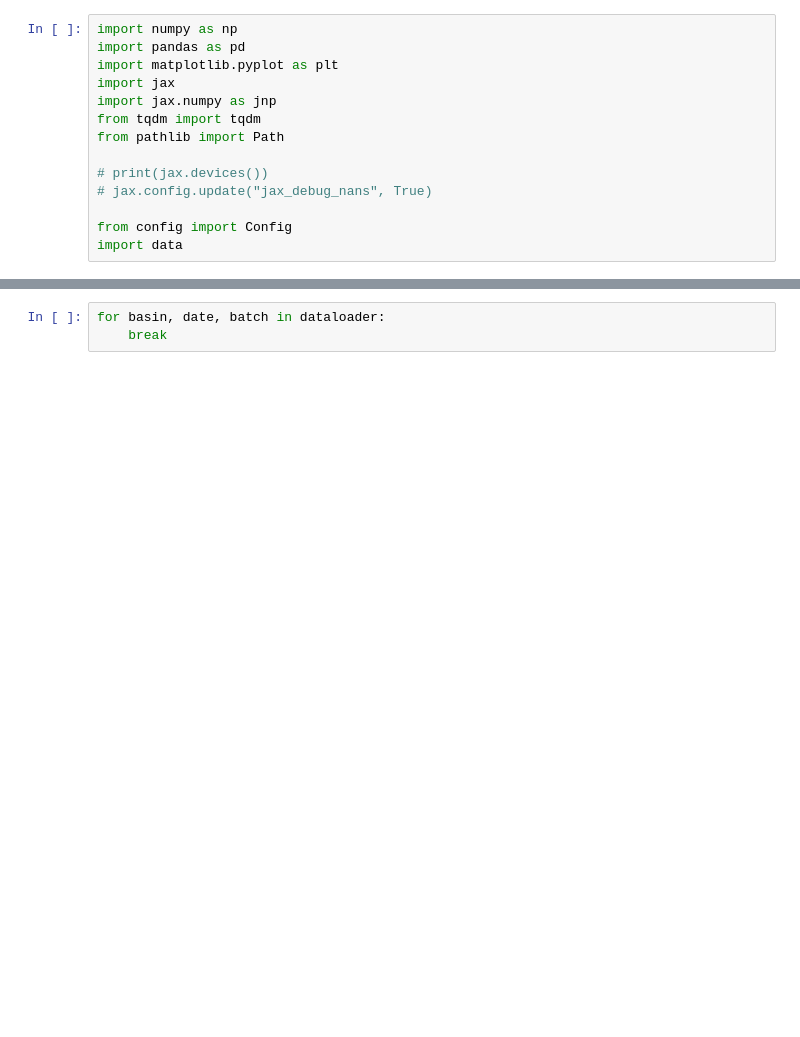
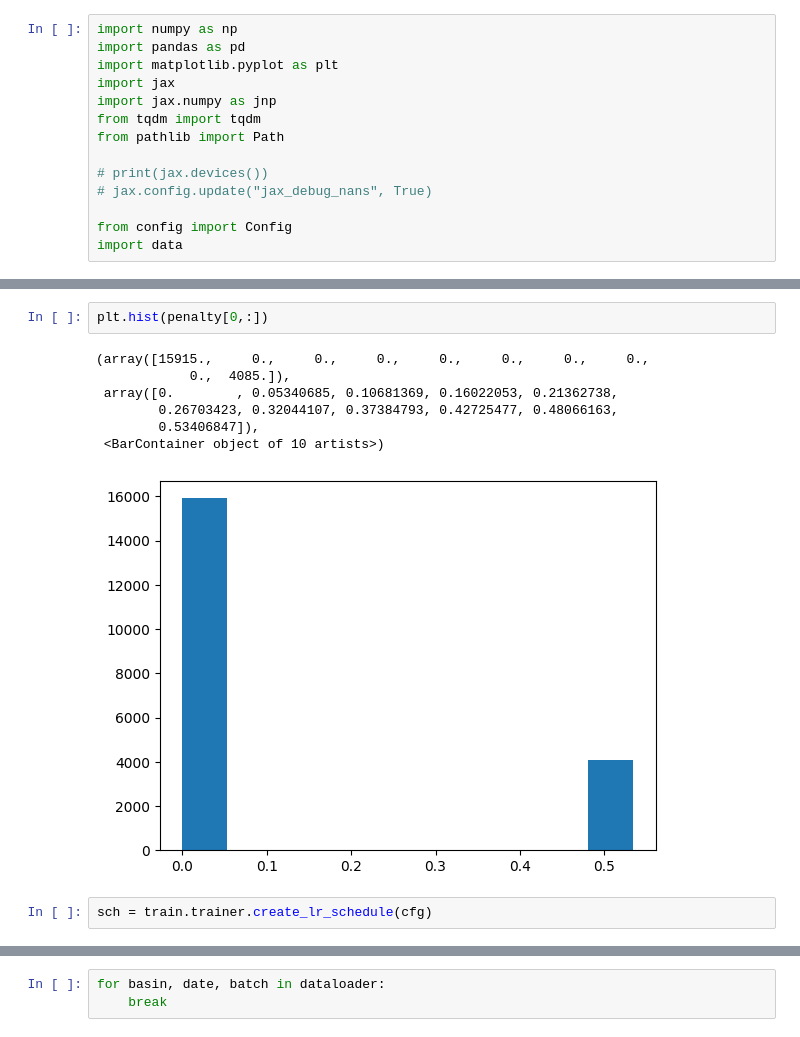
Before and after one commit to Fluvial-UMass/swot-ml, a Jupyter notebook: notebooks/multigraph_manual/run_model.ipynb, the cells around one changed output, grey strips where cells are left out. Saved outputs shown, nothing was run; the diff lists cells and outputs as text; blank space fills up the shorter version.

```diff
--- a/notebooks/multigraph_manual/run_model.ipynb
+++ b/notebooks/multigraph_manual/run_model.ipynb
@@ -83,0 +102,12 @@ KeyboardInterrupt
+# %%
+plt.hist(penalty[0,:])
+# %% [output]
+(array([15915.,     0.,     0.,     0.,     0.,     0.,     0.,     0.,
+            0.,  4085.]),
+ array([0.        , 0.05340685, 0.10681369, 0.16022053, 0.21362738,
+        0.26703423, 0.32044107, 0.37384793, 0.42725477, 0.48066163,
+        0.53406847]),
+ <BarContainer object of 10 artists>)
+[figure, added]
+# %%
+sch = train.trainer.create_lr_schedule(cfg)
```
Also changed, not shown: parts of 21 cells of this notebook, 20 other files.
